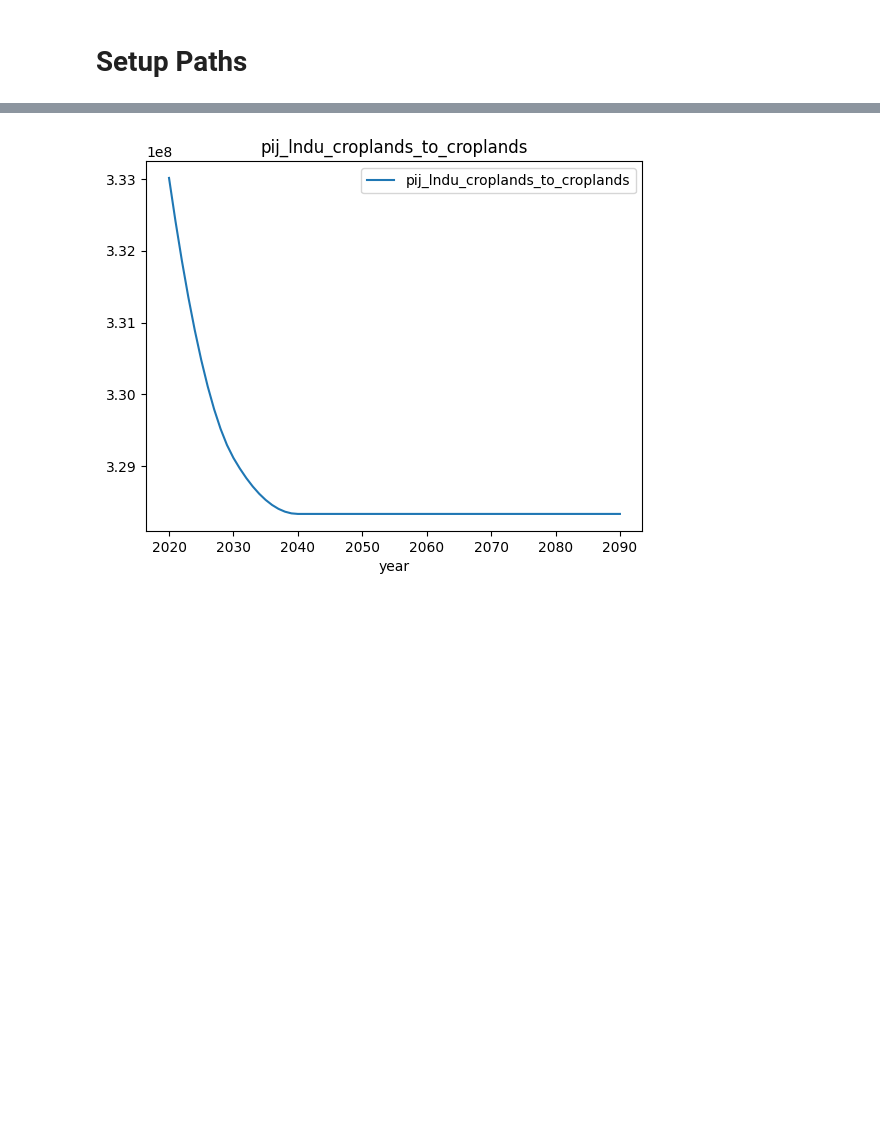
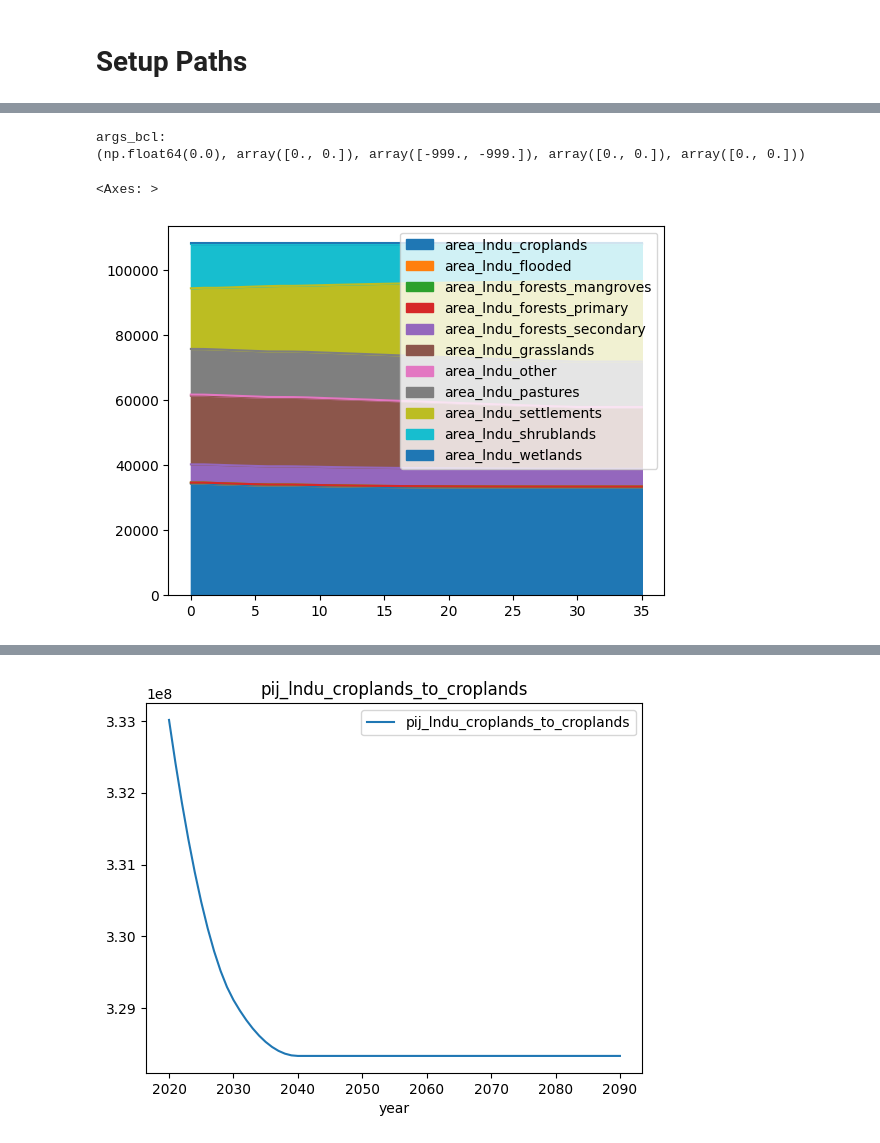
Before and after one commit to jcsyme/sisepuede_cities_analysis, a Jupyter notebook: sisepude_cities_analaysis.ipynb, the cells around one changed output, grey strips where cells are left out. Cells and saved outputs as stored; diff of their text form; code cells hidden in the pictures; blank space fills up the shorter version.

Commit message:
added Mex data and started getting data ready to run against different scenarios

```diff
--- a/sisepude_cities_analaysis.ipynb
+++ b/sisepude_cities_analaysis.ipynb
@@ -79,6 +79,8 @@ import xarray
 PATH_CUR = pathlib.Path(os.path.abspath("."))
 PATH_DATA = PATH_CUR.joinpath("data")
 PATH_DATASETS = PATH_DATA.joinpath("20260627_chen_tables", "chen_pseudo_tables", "latest")
+PATH_INPUTS_SSP = PATH_DATA.joinpath("ssp_base_inputs")
+PATH_INPUT_BASE = PATH_INPUTS_SSP.joinpath("sisepuede_adj_inputs_mex_20260723.csv") # add here
 
 def get_path_to_transition_data(
     est_type: str,
@@ -112,7 +251,2 @@ _FIELD_YEAR = "year"
 df_data = dataset_cur.to_dataframe().reset_index()
-# %%
-# get SISEPUEDE components
-file_struct = sfs.SISEPUEDEFileStructure()
-matt = file_struct.model_attributes
-model_afolu = mafl.AFOLU(matt, )
 # %%
@@ -331,0 +286,15 @@ df1 = split_by_year(df_data, )
+# %%
+importlib.reload(mafl)
+model_afolu = mafl.AFOLU(
+    matt,
+    force_lurf_for_settlements = False,
+)
+
+df_out = model_afolu.project(df_input_cur, )
+modvar_lndu = matt.get_variable("Land Use Area")
+modvar_lndu.get_from_dataframe(df_out).plot.area()
+# %% [output]
+args_bcl:
+(np.float64(0.0), array([0., 0.]), array([-999., -999.]), array([0., 0.]), array([0., 0.]))
+<Axes: >
+[figure, added]
```
Also changed, not shown: parts of 9 cells of this notebook, 2 other files.
